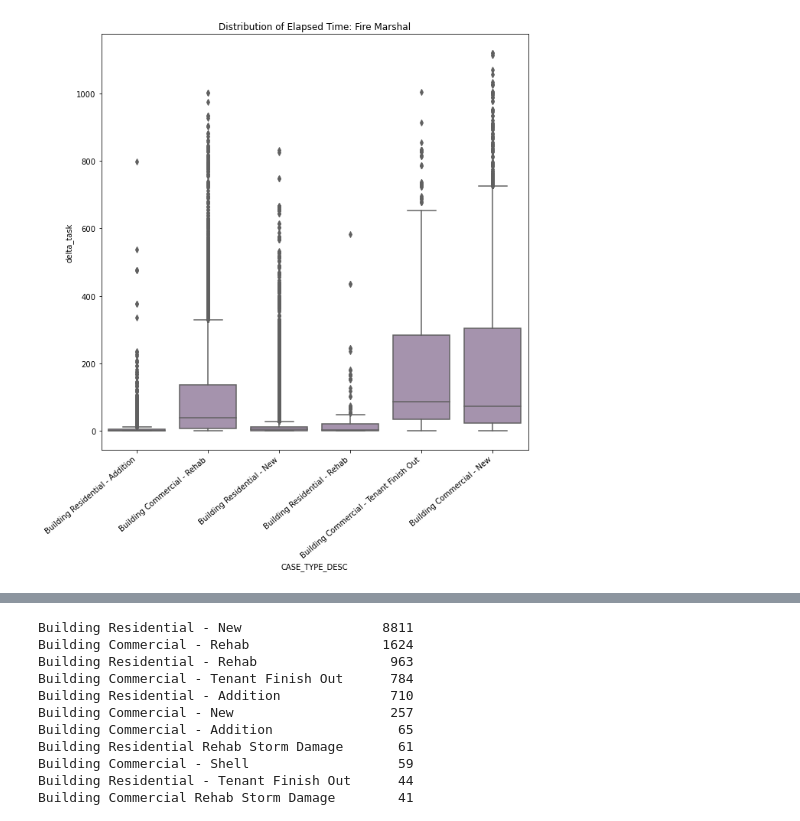
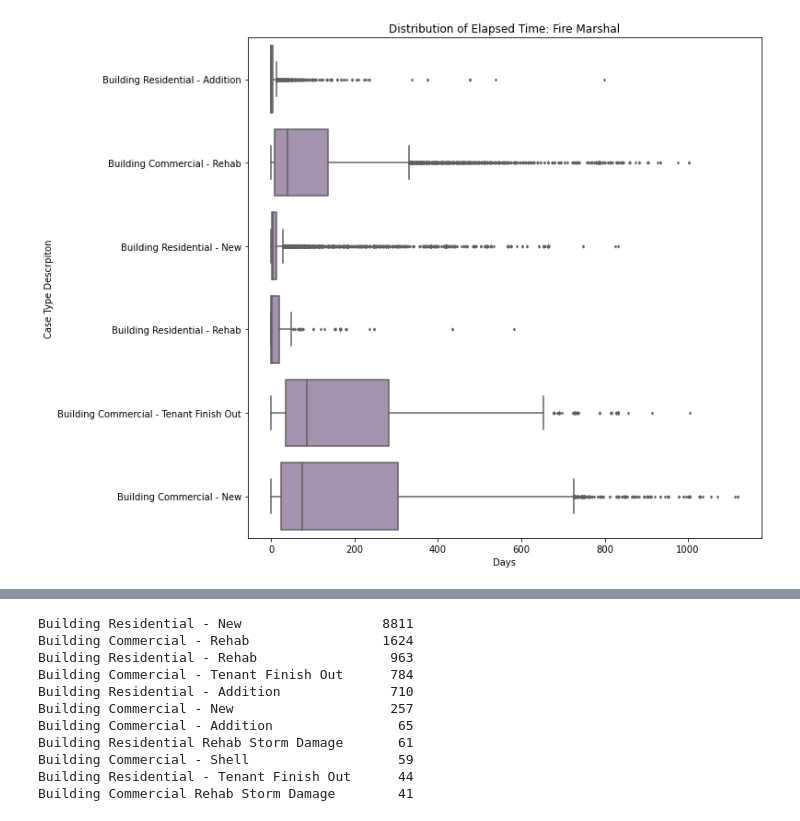
Before and after one commit to SamSitarek/metro_codes_building_permits-the-game-plan, a Jupyter notebook: bottleneck2.ipynb, the cells around one changed output, grey strips where cells are left out. Drawn from its saved outputs; the diff is of its cells as text; code cells hidden in the pictures.

Commit message:
updated visualizations

```diff
--- a/bottleneck2.ipynb
+++ b/bottleneck2.ipynb
@@ -4,56 +4,56 @@ import numpy as np
 import matplotlib.pyplot as plt
 import seaborn as sns
 # %%
-ca = pd.read_csv('../data/Initiated Building Permits (CA Tasks) 3yr.csv',
+ca = pd.read_csv('../../data/Initiated Building Permits (CA Tasks) 3yr.csv',
                  parse_dates=['Date_Initiated','Date_Issued','Task_Complete_Date'],
                  dtype={'CASE_TYPE': 'category',
                         'SUB_TYPE': 'category',
                         'STATUS_CODE': 'category',
                         'RESULT_CODE': 'category'},
                          low_memory=False)
-fr = pd.read_csv('../data/Initiated Building Permits (FR Tasks) 3yr.csv',
+fr = pd.read_csv('../../data/Initiated Building Permits (FR Tasks) 3yr.csv',
                  parse_dates=['Date_Initiated','Date_Issued','Task_Complete_Date'],
                  dtype={'CASE_TYPE': 'category',
                         'SUB_TYPE': 'category',
                         'STATUS_CODE': 'category',
                         'RESULT_CODE': 'category'},
                          low_memory=False)
-pl = pd.read_csv('../data/Initiated Building Permits (PL Tasks) 3yr.csv',
+pl = pd.read_csv('../../data/Initiated Building Permits (PL Tasks) 3yr.csv',
                  parse_dates=['Date_Initiated','Date_Issued','Task_Complete_Date'],
                  dtype={'CASE_TYPE': 'category',
                         'SUB_TYPE': 'category',
                         'STATUS_CODE': 'category',
                         'RESULT_CODE': 'category'},
                          low_memory=False)
-pw = pd.read_csv('../data/Initiated Building Permits (PW Tasks) 3yr.csv',
+pw = pd.read_csv('../../data/Initiated Building Permits (PW Tasks) 3yr.csv',
                  parse_dates=['Date_Initiated','Date_Issued','Task_Complete_Date'],
                  dtype={'CASE_TYPE': 'category',
                         'SUB_TYPE': 'category',
                         'STATUS_CODE': 'category',
                         'RESULT_CODE': 'category'},
                          low_memory=False)
-sw = pd.read_csv('../data/Initiated Building Permits (SW Tasks) 3yr.csv',
+sw = pd.read_csv('../../data/Initiated Building Permits (SW Tasks) 3yr.csv',
                  parse_dates=['Date_Initiated','Date_Issued','Task_Complete_Date'],
                  dtype={'CASE_TYPE': 'category',
                         'SUB_TYPE': 'category',
                         'STATUS_CODE': 'category',
                         'RESULT_CODE': 'category'},
                          low_memory=False)
-ws = pd.read_csv('../data/Initiated Building Permits (WS Tasks) 3yr.csv',
+ws = pd.read_csv('../../data/Initiated Building Permits (WS Tasks) 3yr.csv',
                  parse_dates=['Date_Initiated','Date_Issued','Task_Complete_Date'],
                  dtype={'CASE_TYPE': 'category',
                         'SUB_TYPE': 'category',
                         'STATUS_CODE': 'category',
                         'RESULT_CODE': 'category'},
                          low_memory=False)
-u_o = pd.read_csv('../data/Initiated Building Permits 3yr (Temp-Final U_O).csv',
+u_o = pd.read_csv('../../data/Initiated Building Permits 3yr (Temp-Final U_O).csv',
                  parse_dates=['Date_Initiated','Date_Issued','Temp U&O Complete Date','Final U&O Complete Date'],
                  dtype={'CASE_TYPE': 'category',
                         'SUB_TYPE': 'category',
                         'STATUS_CODE': 'category',
                         'RESULT_CODE': 'category'},
                          low_memory=False)
-yr3 = pd.read_csv('../data/Initiated Building Permits 3yr.csv',
+yr3 = pd.read_csv('../../data/Initiated Building Permits 3yr.csv',
                  parse_dates=['Date_Initiated','Date_Issued'],
                  dtype={'CASE_TYPE': 'category',
                         'SUB_TYPE': 'category',
@@ -78,5 +78,6 @@ sw['delta_task'] = sw['Task_Complete_Date'] - sw['Date_Initiated']
 ws['delta_task'] = ws['Task_Complete_Date'] - ws['Date_Initiated']
 u_o['delta_task'] = u_o['Final U&O Complete Date'] - u_o['Date_Initiated']
 # %%
+subset = ['Building Residential - New', 'Building Commercial - Rehab', 'Building Residential - Rehab', 'Building Commercial - Tenant Finish Out', 'Building Residential - Addition', 'Building Commercial - New']
 colors = ["#573a6e"]
 p = sns.set_palette(sns.color_palette(colors))
@@ -91,6 +93,8 @@ Text(0.5, 1.0, 'Distribution of Elapsed Time: Codes')
 # %%
 fig,ax=plt.subplots(figsize = (10,10))
-sns.boxplot(y=fr['delta_task'].dt.days, x=fr.loc[fr['CASE_TYPE_DESC'].isin(subset), 'CASE_TYPE_DESC'],color = "#a78fb1", ax=ax)
-ax.set_xticklabels(ax.get_xticklabels(), rotation=40, ha="right")
+sns.boxplot(x=fr['delta_task'].dt.days, y=fr.loc[fr['CASE_TYPE_DESC'].isin(subset), 'CASE_TYPE_DESC'],color = "#a78fb1", ax=ax, fliersize = 2)
+#ax.set_xticklabels(ax.get_xticklabels(), rotation=40, ha="right")
 plt.title('Distribution of Elapsed Time: Fire Marshal')
+ax.set(ylabel= 'Case Type Descrpiton', xlabel = 'Days')
+plt.savefig('../../projects/metro_codes_building_permits-the-game-plan/fire.png', bbox_inches = "tight", transparent = True, dpi=300)
 # %% [output]
@@ -98,3 +101,3 @@ Text(0.5, 1.0, 'Distribution of Elapsed Time: Fire Marshal')
-[figure, old version]
+[figure, new version]
 # %%
 fig,ax=plt.subplots(figsize = (10,10))
```
Also changed, not shown: parts of 8 cells of this notebook, 15 other files.
